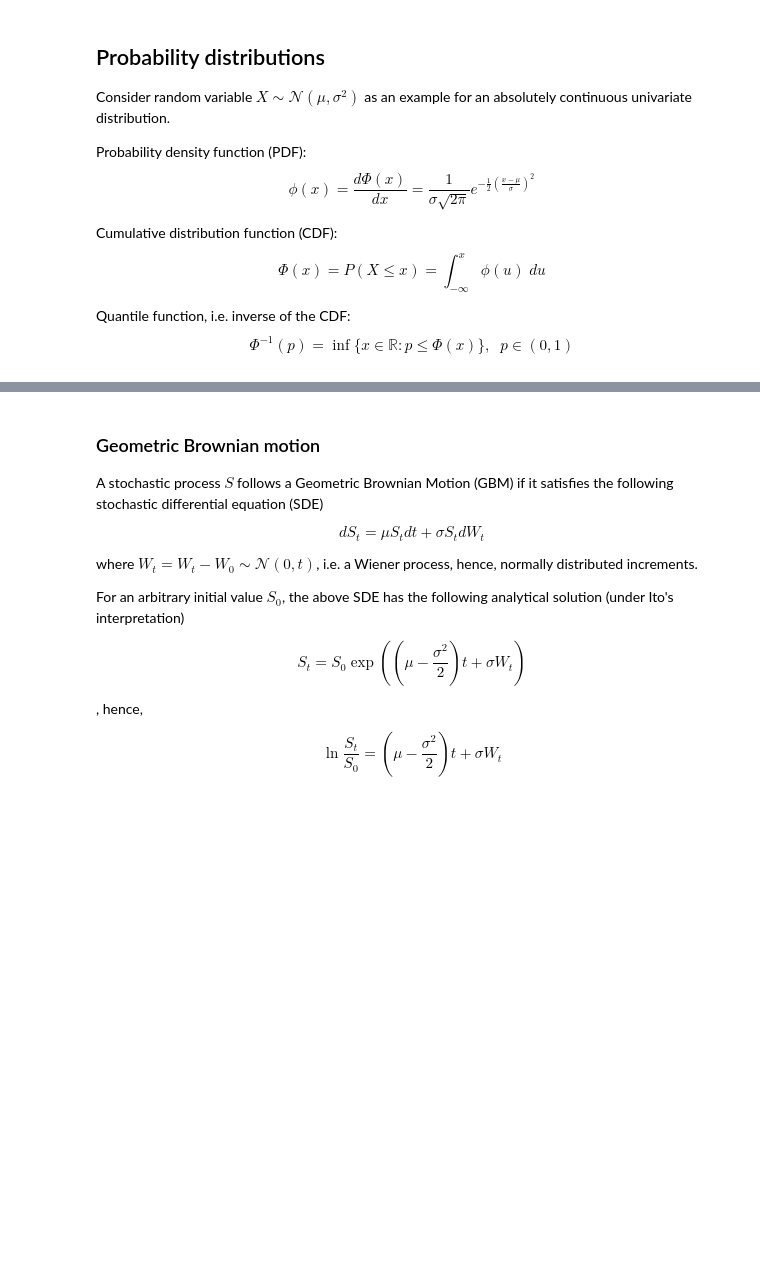
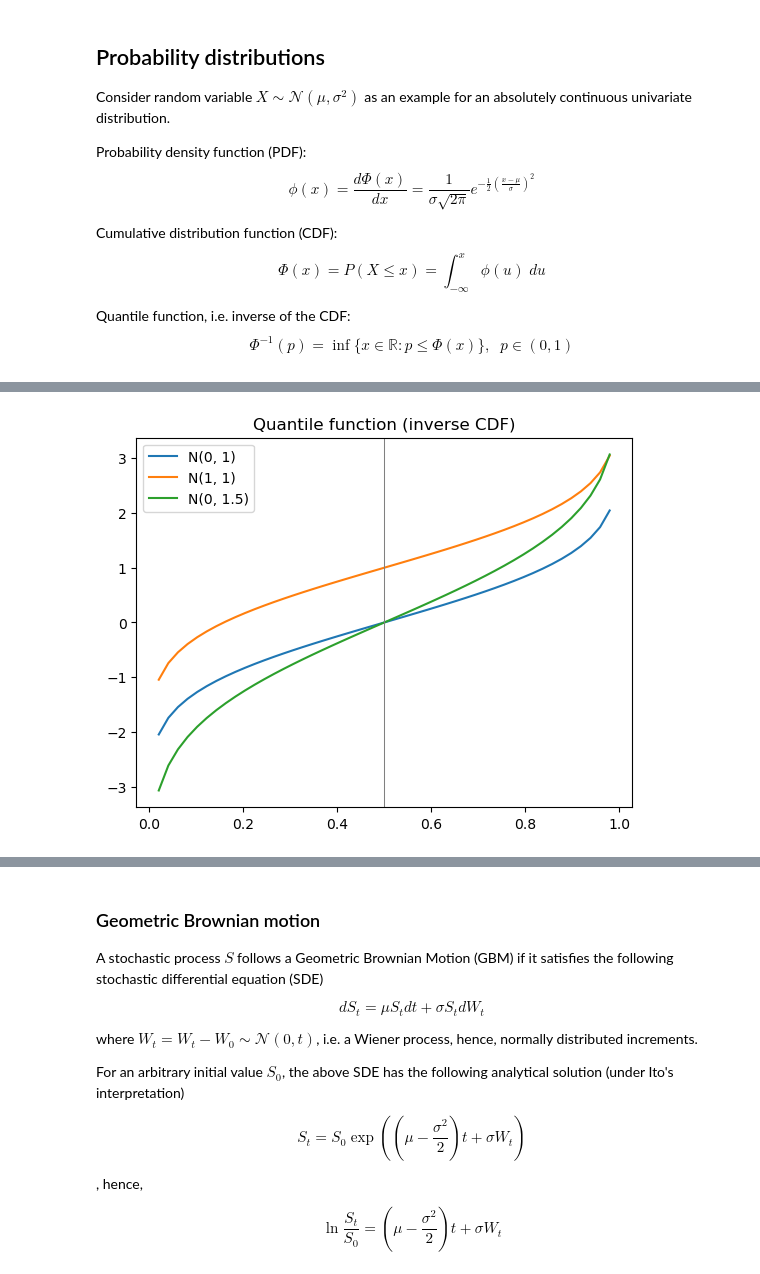
Before and after one commit to cafawo/Derivatives, a Jupyter notebook: derivatives.ipynb, the cells around one changed output, grey strips where cells are left out. Drawn from its saved outputs; the diff is of its cells as text; code cells hidden in the pictures; blank space fills up the shorter version.

```diff
--- a/derivatives.ipynb
+++ b/derivatives.ipynb
@@ -1081,0 +1086,4 @@ plt.show()
+# %%
+display(fig_qf)
+# %% [output]
+[figure, added]
```
Also changed, not shown: parts of 49 cells of this notebook, 1 other file.
